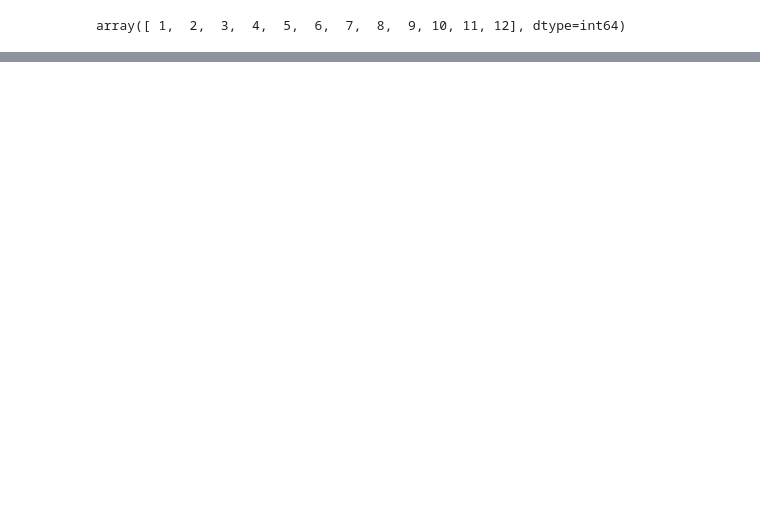
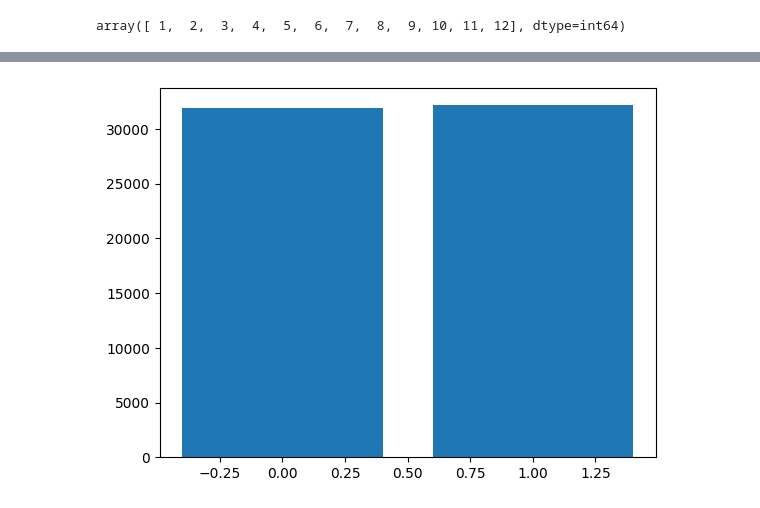
Before and after one commit to Fatemenamdar20/Project02-Customer-Analytics, a Jupyter notebook: Customer-Analytics.ipynb, the cells around one changed output, grey strips where cells are left out. Cells and saved outputs as stored; diff of their text form; code cells hidden in the pictures; blank space fills up the shorter version.

```diff
--- a/Customer-Analytics.ipynb
+++ b/Customer-Analytics.ipynb
@@ -122,0 +133,6 @@ for col in d.columns:
+# %%
+newbei = df["newbie"].value_counts()
+plt.bar(newbei.index, newbei)
+plt.show()
+# %% [output]
+[figure, added]
```
Also changed, not shown: parts of 11 cells of this notebook, 1 other file.
